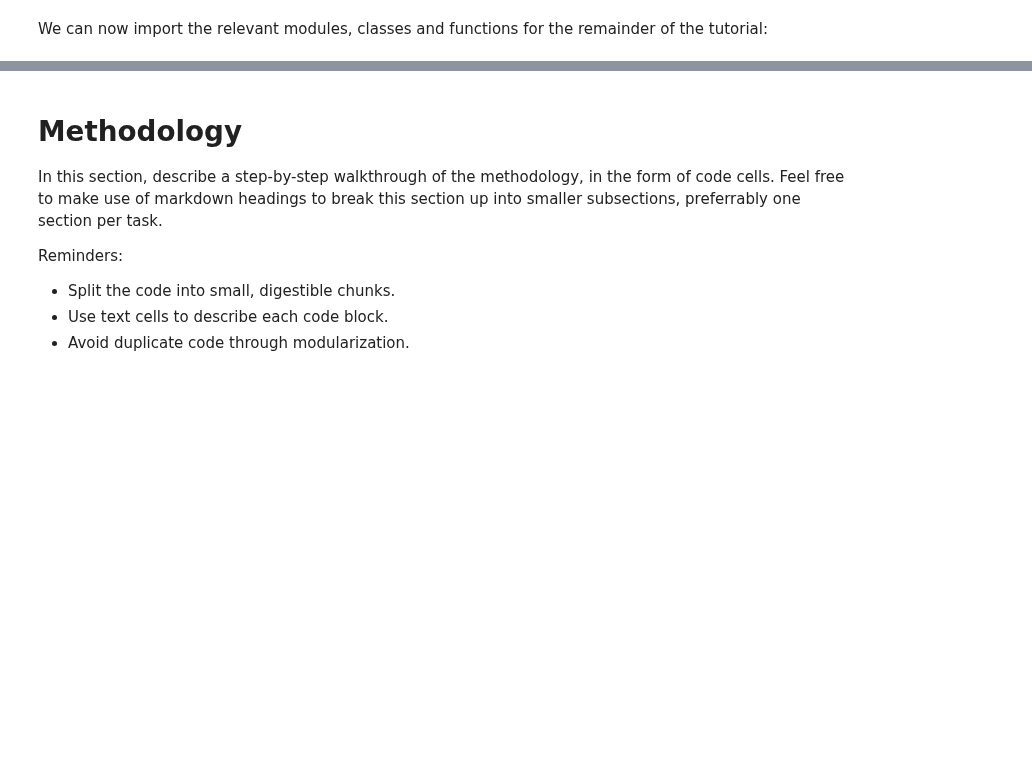
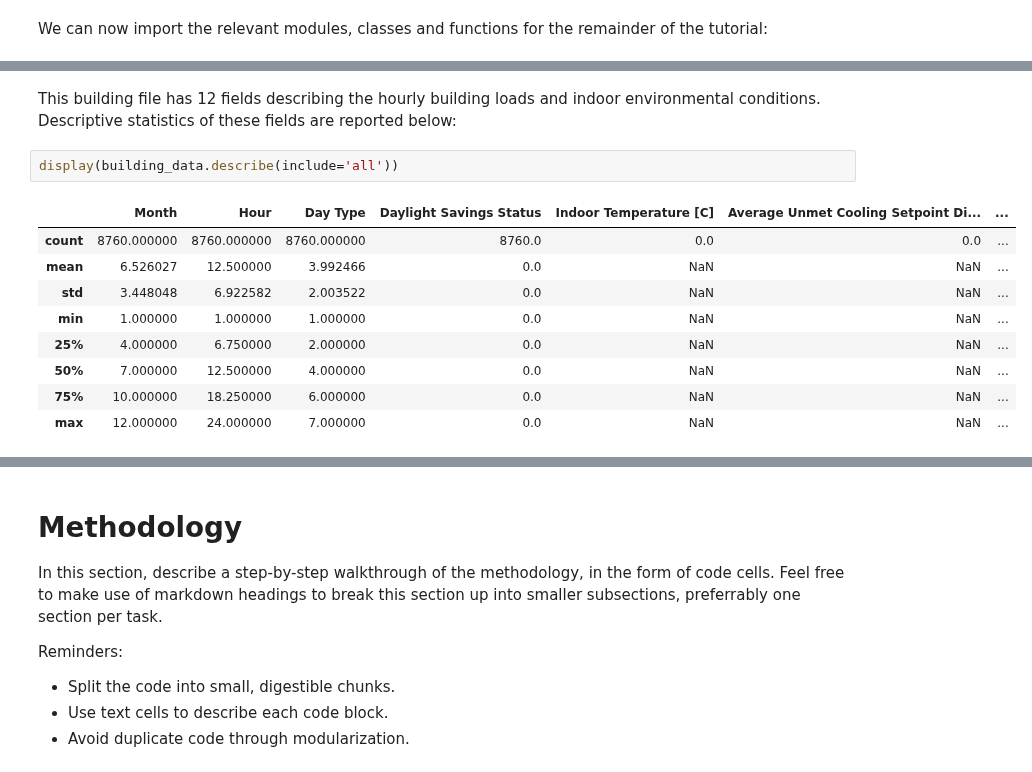
Before and after one commit to intelligent-environments-lab/CityLearn, a Jupyter notebook: examples/citylearn_ccai_tutorial.ipynb, the cells around one changed output, grey strips where cells are left out. Cells and saved outputs as stored; diff of their text form; blank space fills up the shorter version.

```diff
--- a/examples/citylearn_ccai_tutorial.ipynb
+++ b/examples/citylearn_ccai_tutorial.ipynb
@@ -304,0 +348,14 @@ In this section, you might also want to describe the different input and output
+# %% [markdown]
+This building file has 12 fields describing the hourly building loads and indoor environmental conditions. Descriptive statistics of these fields are reported below:
+# %%
+display(building_data.describe(include='all'))
+# %% [output]
+|  | Month | Hour | Day Type | Daylight Savings Status | Indoor Temperature [C] | Average Unmet Cooling Setpoint Di... | ... |
+| count | 8760.000000 | 8760.000000 | 8760.000000 | 8760.0 | 0.0 | 0.0 | ... |
+| mean | 6.526027 | 12.500000 | 3.992466 | 0.0 | NaN | NaN | ... |
+| std | 3.448048 | 6.922582 | 2.003522 | 0.0 | NaN | NaN | ... |
+| min | 1.000000 | 1.000000 | 1.000000 | 0.0 | NaN | NaN | ... |
+| 25% | 4.000000 | 6.750000 | 2.000000 | 0.0 | NaN | NaN | ... |
+| 50% | 7.000000 | 12.500000 | 4.000000 | 0.0 | NaN | NaN | ... |
+| 75% | 10.000000 | 18.250000 | 6.000000 | 0.0 | NaN | NaN | ... |
+| max | 12.000000 | 24.000000 | 7.000000 | 0.0 | NaN | NaN | ... |
```
Also changed, not shown: parts of 88 cells of this notebook.
